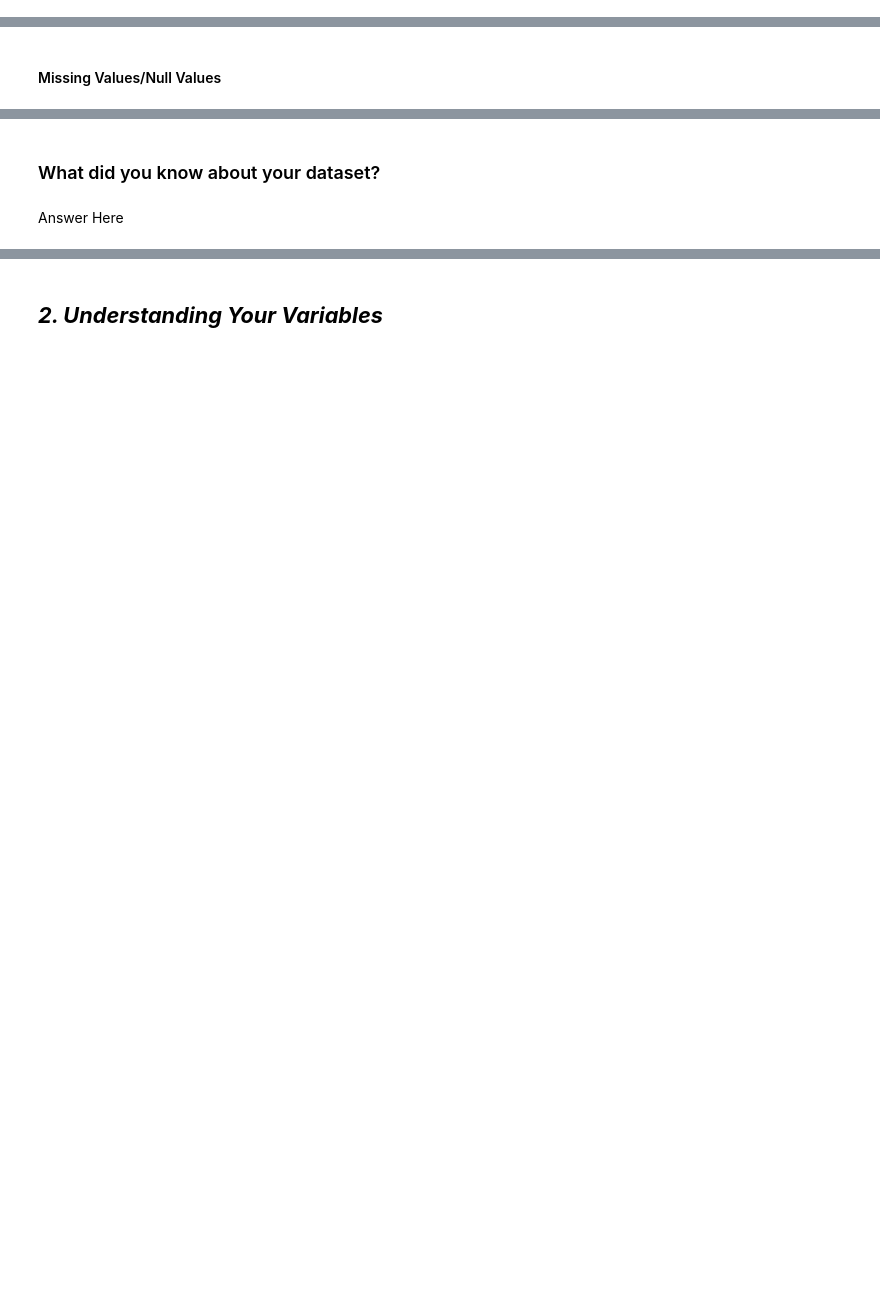
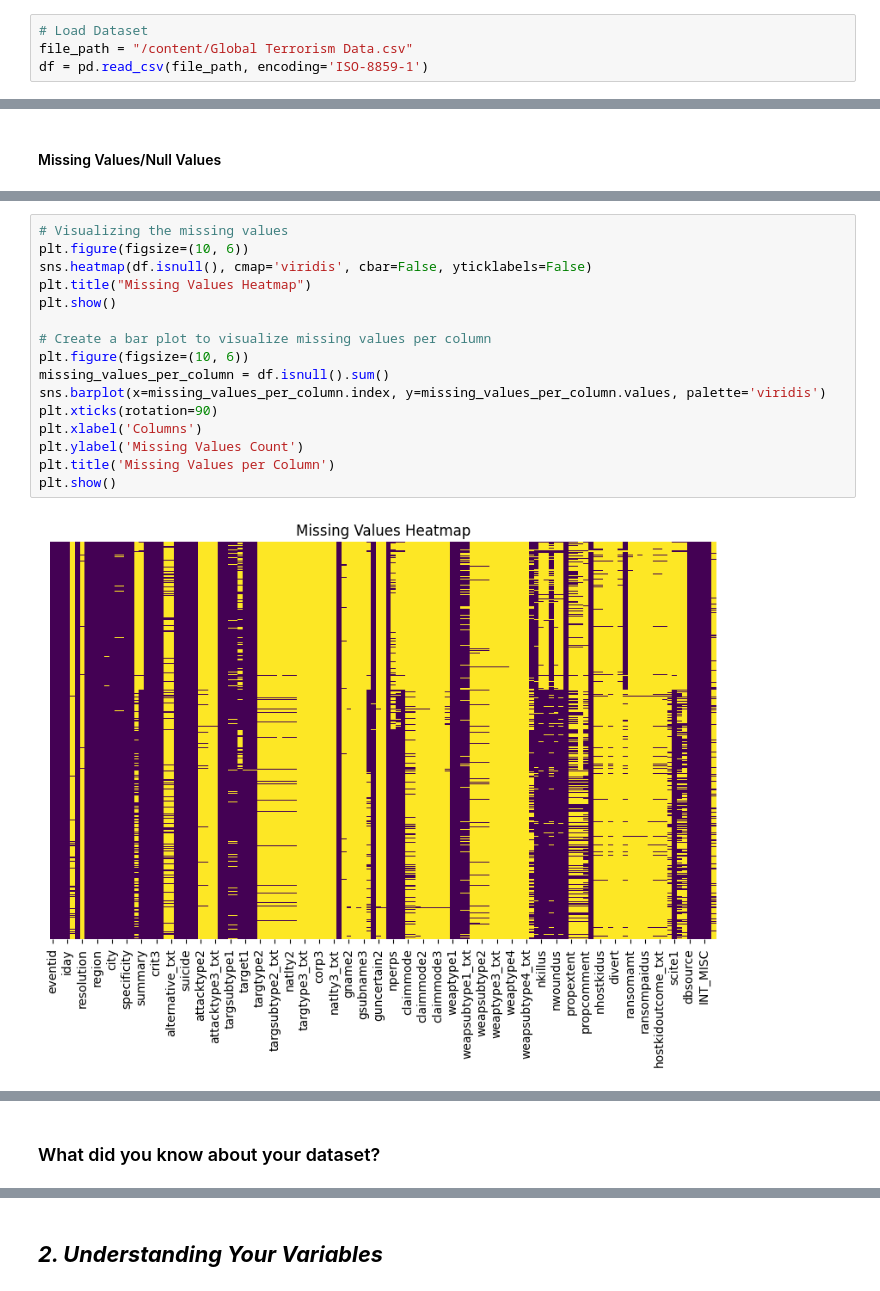
Before and after one commit to pk06969/CAPSTONE-EDA---Global---Terrorism---Dataset, a Jupyter notebook: Copy_of_Sample_EDA_Submission_Template.ipynb, the cells around one changed output, grey strips where cells are left out. Cells and saved outputs as stored; diff of their text form; blank space fills up the shorter version.

```diff
--- a/Copy_of_Sample_EDA_Submission_Template.ipynb
+++ b/Copy_of_Sample_EDA_Submission_Template.ipynb
@@ -73,3 +113,7 @@ M - Multivariate Analysis
+# %%
+# Load Dataset
+file_path = "/content/Global Terrorism Data.csv"
+df = pd.read_csv(file_path, encoding='ISO-8859-1')
 # %% [markdown]
 ### Dataset First View
 # %%
@@ -94,0 +212,18 @@ M - Multivariate Analysis
+# %%
+# Visualizing the missing values
+plt.figure(figsize=(10, 6))
+sns.heatmap(df.isnull(), cmap='viridis', cbar=False, yticklabels=False)
+plt.title("Missing Values Heatmap")
+plt.show()
+
+# Create a bar plot to visualize missing values per column
+plt.figure(figsize=(10, 6))
+missing_values_per_column = df.isnull().sum()
+sns.barplot(x=missing_values_per_column.index, y=missing_values_per_column.values, palette='viridis')
+plt.xticks(rotation=90)
+plt.xlabel('Columns')
+plt.ylabel('Missing Values Count')
+plt.title('Missing Values per Column')
+plt.show()
+# %% [output]
+[figure, added]
@@ -95,4 +231,2 @@ M - Multivariate Analysis
 # %% [markdown]
 ### What did you know about your dataset?
-# %% [markdown]
-Answer Here
```
Also changed, not shown: parts of 28 cells of this notebook.
